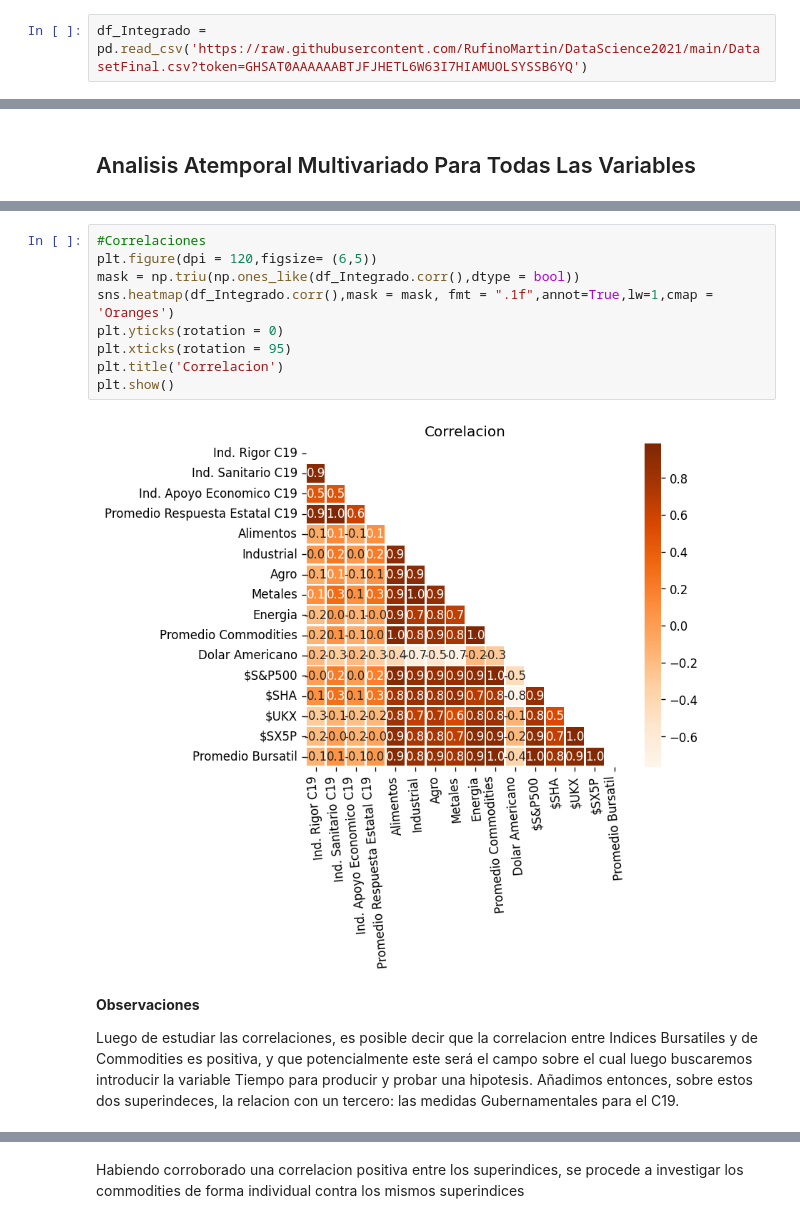
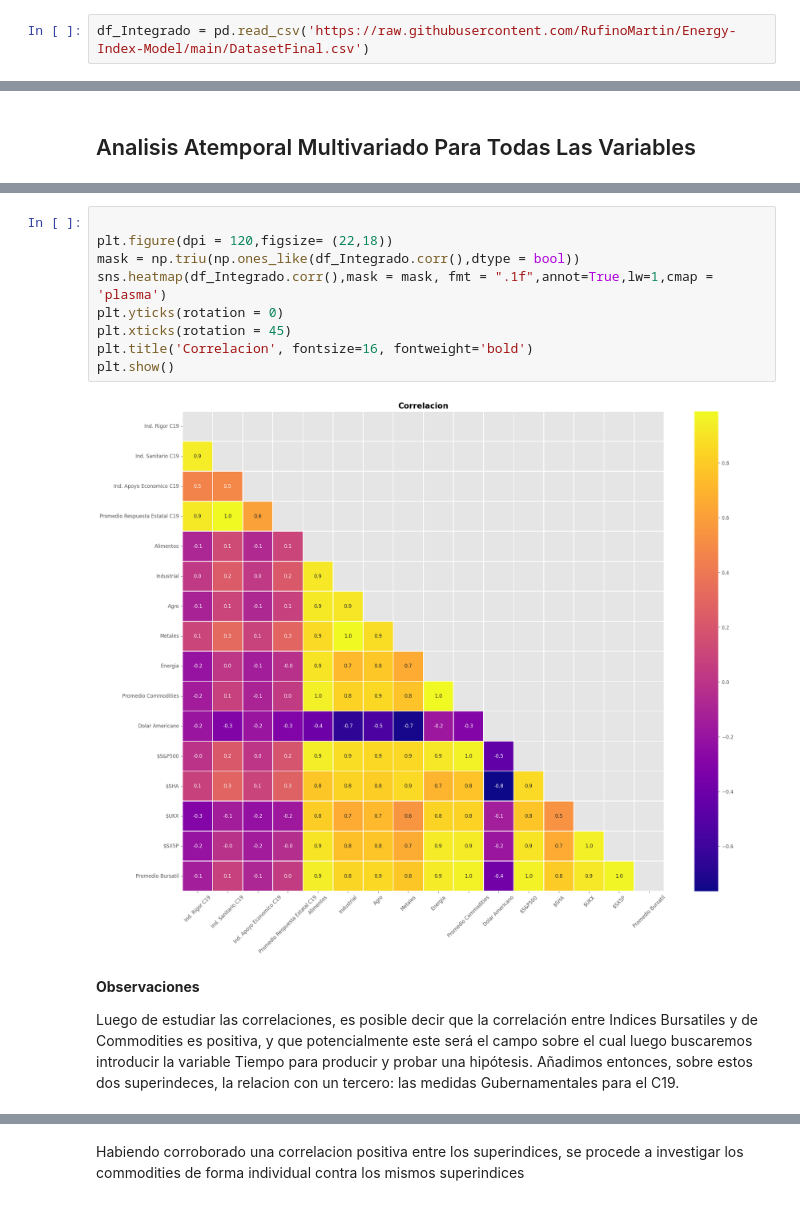
Before and after one commit to RufinoMartin/Coderhouse2021, a Jupyter notebook: Notebook_Integrado.ipynb, the cells around one changed output, grey strips where cells are left out. Drawn from its saved outputs; the diff is of its cells as text.

```diff
--- a/Notebook_Integrado.ipynb
+++ b/Notebook_Integrado.ipynb
@@ -79,7 +119,7 @@ https://github.com/RufinoMartin/DataScience2021/blob/main/DatasetFinal.csv
 
 Copiar el URL del Raw, y pegar:
 # %%
-df_Integrado = pd.read_csv('https://raw.githubusercontent.com/RufinoMartin/DataScience2021/main/DatasetFinal.csv?token=GHSAT0AAAAAABTJFJHETL6W63I7HIAMUOLSYSSB6YQ')
+df_Integrado = pd.read_csv('https://raw.githubusercontent.com/RufinoMartin/Energy-Index-Model/main/DatasetFinal.csv')
 # %% [markdown]
 # Data Wrangling
 # %% [markdown]
@@ -448,18 +487,18 @@ sns.heatmap(heatmap_test,
 # %%
-#Correlaciones
-plt.figure(dpi = 120,figsize= (6,5))
+
+plt.figure(dpi = 120,figsize= (22,18))
 mask = np.triu(np.ones_like(df_Integrado.corr(),dtype = bool))
-sns.heatmap(df_Integrado.corr(),mask = mask, fmt = ".1f",annot=True,lw=1,cmap = 'Oranges')
+sns.heatmap(df_Integrado.corr(),mask = mask, fmt = ".1f",annot=True,lw=1,cmap = 'plasma')
 plt.yticks(rotation = 0)
-plt.xticks(rotation = 95)
-plt.title('Correlacion')
+plt.xticks(rotation = 45)
+plt.title('Correlacion', fontsize=16, fontweight='bold')
 plt.show()
 # %% [output]
-[figure, old version]
+[figure, new version]
 # %% [markdown]
 **Observaciones**
 
-Luego de estudiar las correlaciones, es posible decir que la correlacion entre Indices Bursatiles y de Commodities es positiva, y que potencialmente este será el campo sobre el cual luego buscaremos introducir la variable Tiempo para producir y probar una hipotesis.
+Luego de estudiar las correlaciones, es posible decir que la correlación entre Indices Bursatiles y de Commodities es positiva, y que potencialmente este será el campo sobre el cual luego buscaremos introducir la variable Tiempo para producir y probar una hipótesis.
 Añadimos entonces, sobre estos dos superindeces, la relacion con un tercero: las medidas Gubernamentales para el C19.
 # %%
 # Relacion entre los 3 Superindices.
```
Also changed, not shown: parts of 152 cells of this notebook.
